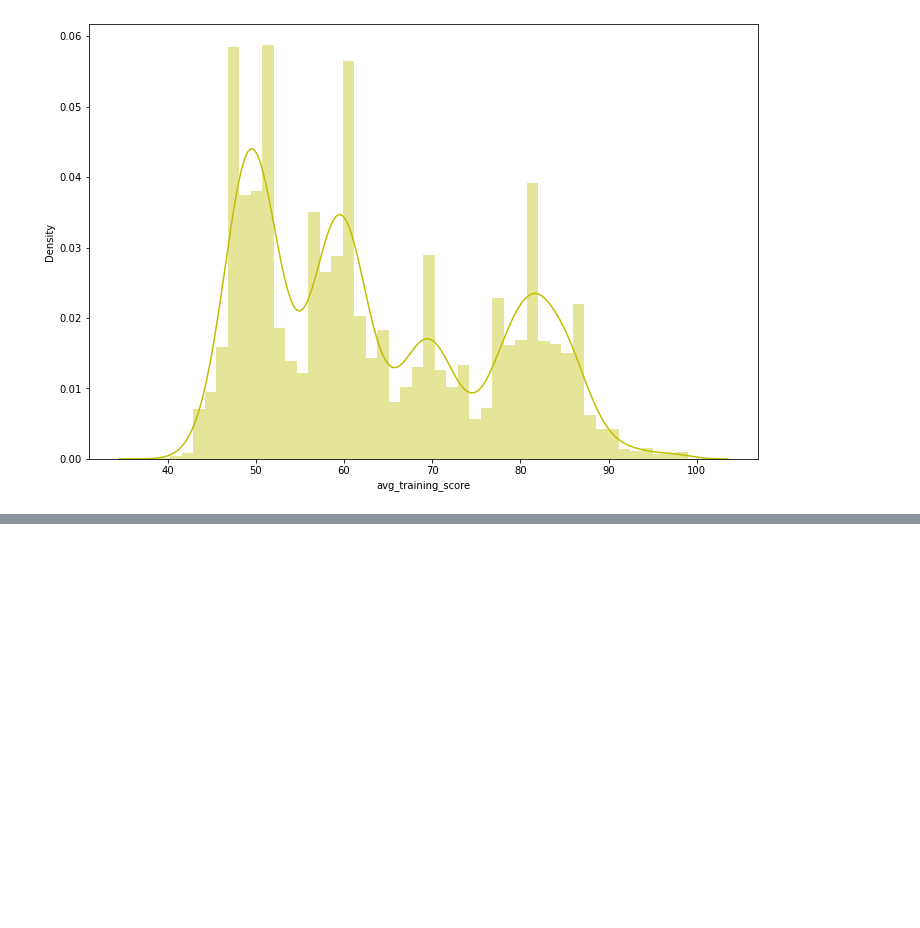
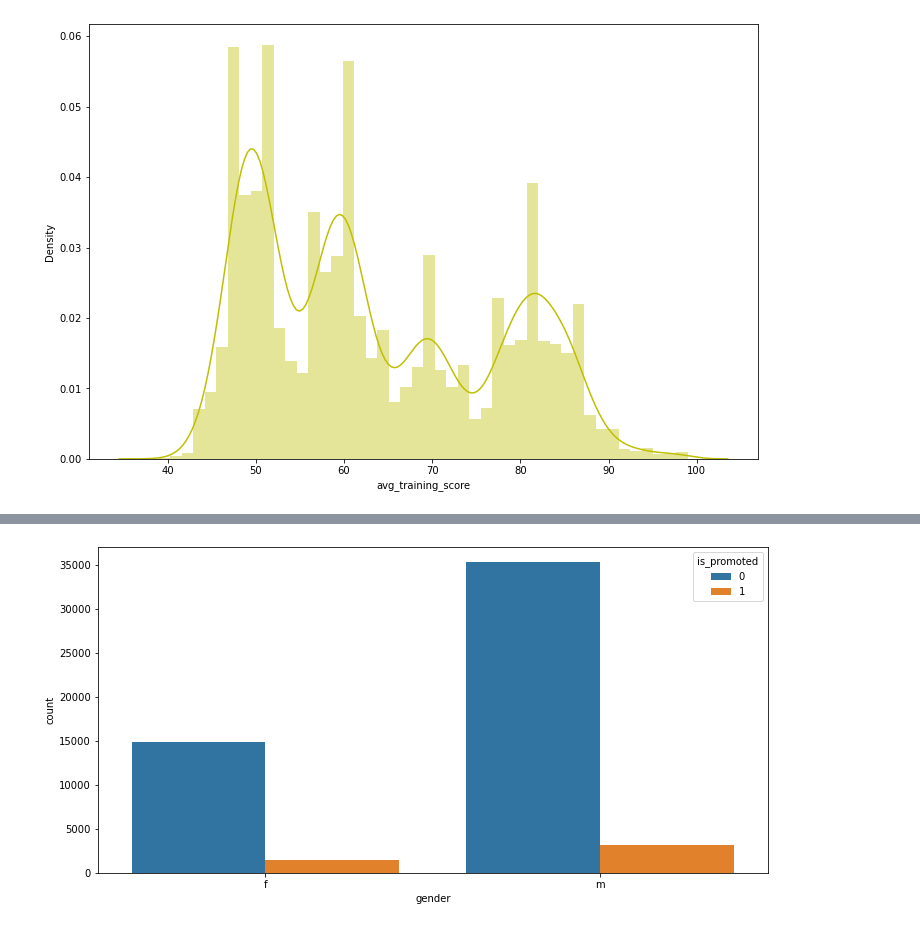
Before and after one commit to abhinavvittal09/Info_5502_project, a Jupyter notebook: info_5502_project_group8.ipynb, the cells around one changed output, grey strips where cells are left out. Cells and saved outputs as stored; diff of their text form; code cells hidden in the pictures; blank space fills up the shorter version.

```diff
--- a/info_5502_project_group8.ipynb
+++ b/info_5502_project_group8.ipynb
@@ -178,0 +206,6 @@ plt.show()
+# %%
+plt.figure(figsize=(12,6))
+sns.countplot(train['gender'],hue=train['is_promoted'])
+plt.show()
+# %% [output]
+[figure, added]
```
Also changed, not shown: parts of 50 cells of this notebook.
